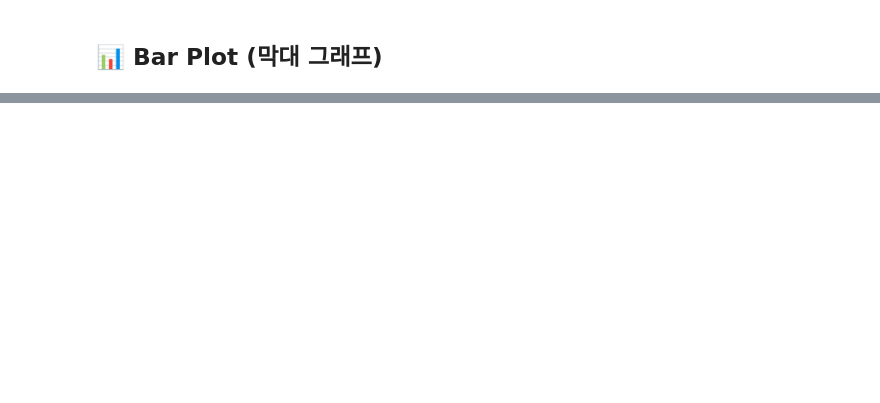
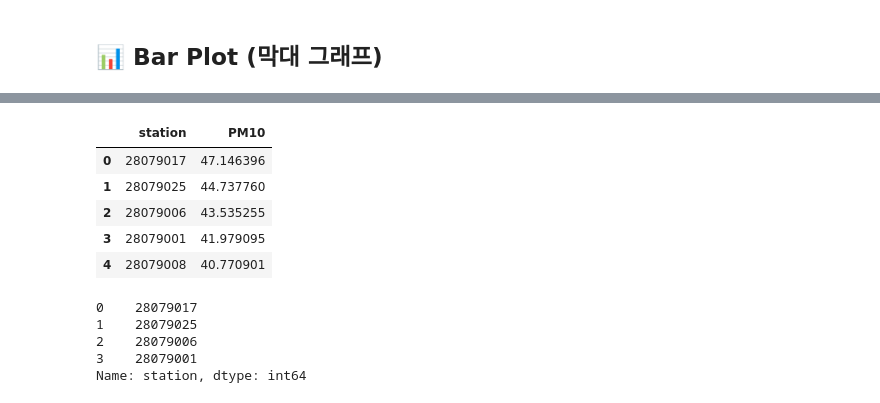
Before and after one commit to LucisObscu/becoming-clear, a Jupyter notebook: matplotlib/기본 통계 분석 시각화/2.bar plot(막대 그래프).ipynb, the cells around one changed output, grey strips where cells are left out. Cells and saved outputs as stored; diff of their text form; code cells hidden in the pictures; blank space fills up the shorter version.

```diff
--- a/matplotlib/기본 통계 분석 시각화/2.bar plot(막대 그래프).ipynb
+++ b/matplotlib/기본 통계 분석 시각화/2.bar plot(막대 그래프).ipynb
@@ -32,0 +32,19 @@ y = df['PM10']
+# %%
+station_pm10_means = df.groupby('station').mean('PM10').sort_values('PM10',ascending=False).reset_index()
+station_pm10_means.head()
+# %% [output]
+|  | station | PM10 |
+| 0 | 28079017 | 47.146396 |
+| 1 | 28079025 | 44.737760 |
+| 2 | 28079006 | 43.535255 |
+| 3 | 28079001 | 41.979095 |
+| 4 | 28079008 | 40.770901 |
+# %%
+top4_mp10_stations = station_pm10_means['station'].iloc[:4]
+top4_mp10_stations
+# %% [output]
+0    28079017
+1    28079025
+2    28079006
+3    28079001
+Name: station, dtype: int64
```
Also changed, not shown: parts of 4 cells of this notebook, 1 other file.
